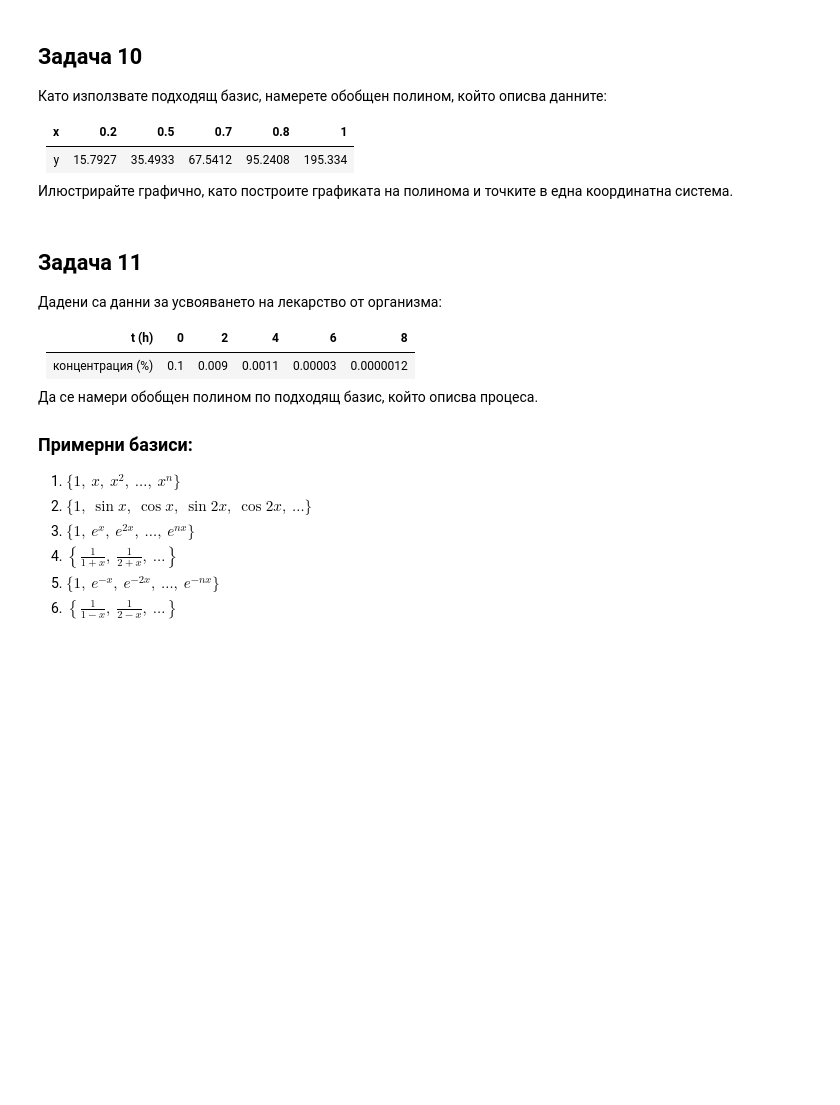
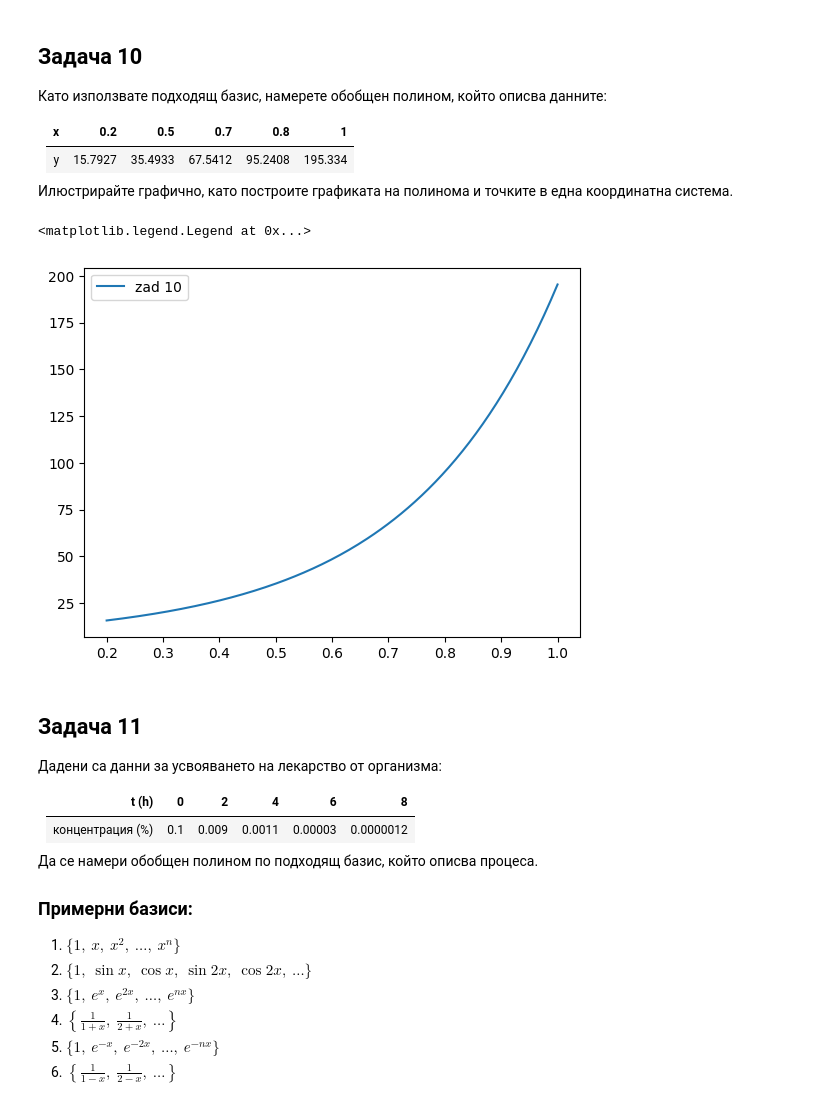
Before and after one commit to tmkayy/FMI, a Jupyter notebook: Numerical Analysis/practice/k1practice.ipynb, the cells around one changed output. Drawn from its saved outputs; the diff is of its cells as text; code cells hidden in the pictures; blank space fills up the shorter version.

```diff
--- a/Numerical Analysis/practice/k1practice.ipynb
+++ b/Numerical Analysis/practice/k1practice.ipynb
@@ -258,6 +323,37 @@ zad6()
 | y | 15.7927 | 35.4933 | 67.5412 | 95.2408 | 195.334 |
 
 Илюстрирайте графично, като построите графиката на полинома и точките в една координатна система.
+# %%
+def exp_positive_basis(n, x):
+    basis = np.array([])
+    for i in range(n):
+        basis = np.append(basis, np.exp(i * x))
+    return basis
+
+def exp_poly_1(x):
+    poly = 0
+    for i in range(len(x_values)):
+        poly += sol[i]* np.exp(i*x)
+
+    return poly
+
+x_values = np.array([0.2, 0.5, 0.7, 0.8, 1])
+y_values = np.array([15.7927, 35.4933, 67.5412, 95.2408, 195.334])
+n = len(x_values)
+x_axis = np.linspace(0.2, 1, 200)
+
+A=np.zeros([n,n])
+for i in range(n):
+    A[i] = exp_positive_basis(n, x_values[i])
+sol = np.linalg.solve(A, y_values)
+
+y_axis = exp_poly_1(x_axis)
+
+plt.plot(x_axis, y_axis, label = "zad 10")
+plt.legend()
+# %% [output]
+<matplotlib.legend.Legend at 0x...>
+[figure, added]
 # %% [markdown]
 ## Задача 11
 Дадени са данни за усвояването на лекарство от организма:
```
Also changed, not shown: parts of 9 cells of this notebook.
